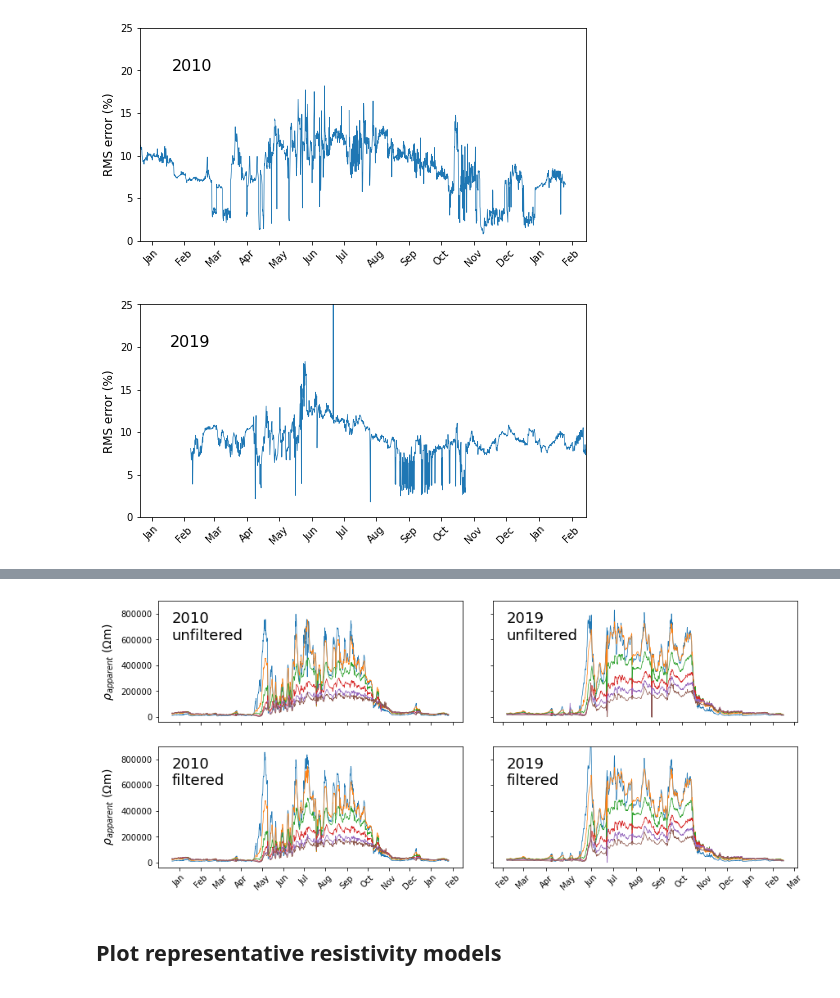
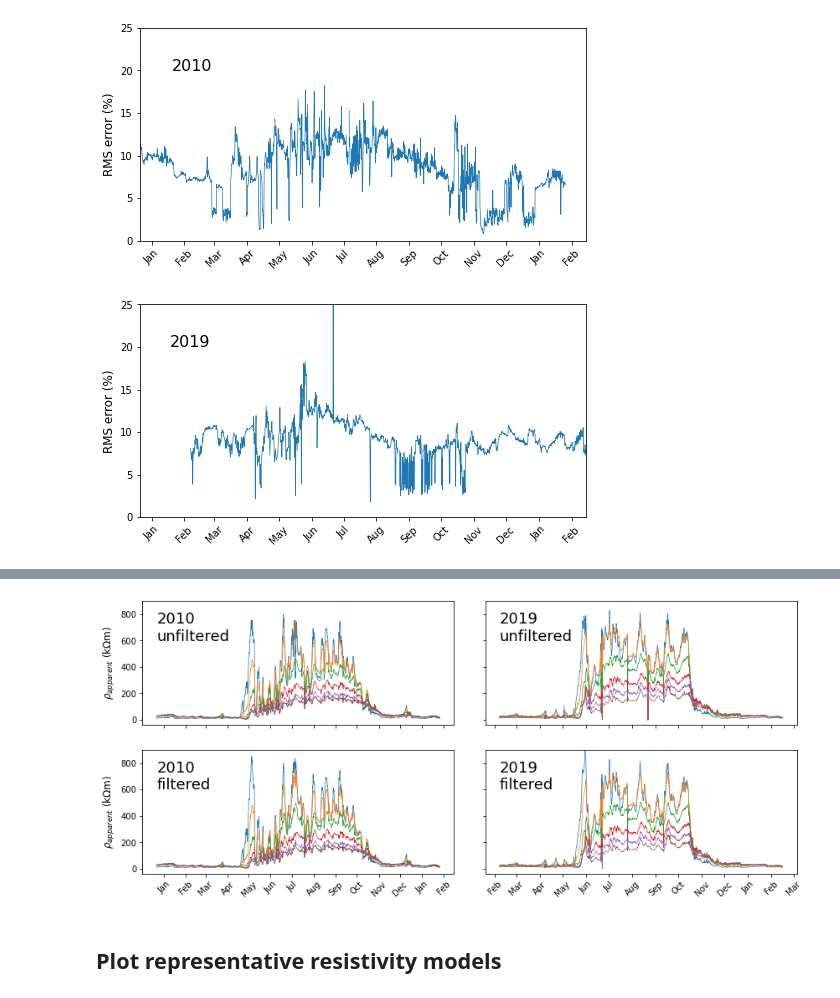
Before and after one commit to teddiherring/AERT, a Jupyter notebook: data_processing_AERT.ipynb, the cells around one changed output, grey strips where cells are left out. Saved outputs shown, nothing was run; the diff lists cells and outputs as text; code cells hidden in the pictures.

```diff
--- a/data_processing_AERT.ipynb
+++ b/data_processing_AERT.ipynb
@@ -516,8 +526,6 @@ def process_ERT_data(data_raw,survey_name,mesh,start_model,plotdata,plotmodel,pl
 
     if len (r_all)>0:  # if there is repeated/reciprocal data, use that:
 
-        fs=20
-
         I = np.where(df_filt['rep/recip']==1)
         x = abs(df_filt['r'].iloc[I])
         y = abs(df_filt['err'].iloc[I])*abs(df_filt['r'].iloc[I])/100 # absolute error
@@ -1302,23 +1305,20 @@ for i in range(len(nd)):
 
 fmt_month = mdates.MonthLocator()
 
-
-fs=12
-
 fig, ax = plt.subplots(2,1,figsize=[8,9],sharex=False)
 for i in range(len(nk)):
-    ax[0].plot(dates[:n_surveys_proc_2010],rhoa_avg_filt.T[i][:n_surveys_proc_2010],linewidth=0.7,label='Electrode spacing = '+str(nk[i]/(2*np.pi))+' m')
-    ax[1].plot(dates[n_surveys_proc_2010:],rhoa_avg_filt.T[i][n_surveys_proc_2010:],linewidth=0.7)
+    ax[0].plot(dates[:n_surveys_proc_2010],rhoa_avg_filt.T[i][:n_surveys_proc_2010]/1000,linewidth=0.7,label='Electrode spacing = '+str(nk[i]/(2*np.pi))+' m')
+    ax[1].plot(dates[n_surveys_proc_2010:],rhoa_avg_filt.T[i][n_surveys_proc_2010:]/1000,linewidth=0.7)
 
 for a in ax:
-    a.set_ylim([-40000,1050000]);
-    a.set_ylabel(r'$\rho$$_{a}$ ($\Omega$m)',fontsize=fs);
+    a.set_ylim([-40,1050]);
+    a.set_ylabel(r'$\rho$$_{a}$ (k$\Omega$m)',fontsize=fs);
     a.xaxis.set_major_locator(mdates.MonthLocator())
     a.xaxis.set_major_formatter(mdates.DateFormatter('%b'))
     a.tick_params(axis='x',labelrotation=45)
-    a.ticklabel_format(axis='y', style='sci', scilimits=(4,4))
+#     a.ticklabel_format(axis='y', style='sci', scilimits=(4,4))
 
-ytxt = 800000
+ytxt = 800
 
 ax[0].text(dates[0]+np.timedelta64(30,'D'),ytxt,'2010',fontsize=fs+4)
 ax[1].text(dates[0]+np.timedelta64(9*365+30,'D'),ytxt,'2019',fontsize=fs+4)
@@ -1330,5 +1330,5 @@ ax[1].set_xlim([datetime.date(2018, 12, 21), datetime.date(2020, 2, 15)])
 
 ax[0].legend(bbox_to_anchor=(1, 1), loc='upper right',framealpha=1,fontsize=fs-3)
 
-# plt.savefig('rhoa_avg.png',format='png',dpi=500,bbox_inches='tight')
+plt.savefig('rhoa_avg.png',format='png',dpi=dpi,bbox_inches='tight')
 # %% [output]
@@ -1337,39 +1336,38 @@ ax[0].legend(bbox_to_anchor=(1, 1), loc='upper right',framealpha=1,fontsize=fs-3
 # %%
-fs=14
 
 fig, ax = plt.subplots(2,2,figsize=[14,6])
 for i in range(len(nk)):
-    ax[0,0].plot(dates[:n_surveys_proc_2010],rhoa_avg.T[i][:n_surveys_proc_2010],linewidth=0.7)
-    ax[0,1].plot(dates[n_surveys_proc_2010:],rhoa_avg.T[i][n_surveys_proc_2010:],linewidth=0.7)
-    ax[1,0].plot(dates[:n_surveys_proc_2010],rhoa_avg_filt.T[i][:n_surveys_proc_2010],linewidth=0.7)
-    ax[1,1].plot(dates[n_surveys_proc_2010:],rhoa_avg_filt.T[i][n_surveys_proc_2010:],linewidth=0.7)
+    ax[0,0].plot(dates[:n_surveys_proc_2010],rhoa_avg.T[i][:n_surveys_proc_2010]/1000,linewidth=0.7)
+    ax[0,1].plot(dates[n_surveys_proc_2010:],rhoa_avg.T[i][n_surveys_proc_2010:]/1000,linewidth=0.7)
+    ax[1,0].plot(dates[:n_surveys_proc_2010],rhoa_avg_filt.T[i][:n_surveys_proc_2010]/1000,linewidth=0.7)
+    ax[1,1].plot(dates[n_surveys_proc_2010:],rhoa_avg_filt.T[i][n_surveys_proc_2010:]/1000,linewidth=0.7)
 
 for a in ax.ravel():
-    a.set_ylim([-40000,900000]);
-    a.set_ylabel(r'$\rho$$_{apparent}$ ($\Omega$m)',fontsize=fs);
+    a.set_ylim([-40,900]);
+    a.set_ylabel(r'$\rho$$_{apparent}$ (k$\Omega$m)',fontsize=fs);
     a.xaxis.set_major_locator(mdates.MonthLocator())
     a.xaxis.set_major_formatter(mdates.DateFormatter('%b'))
     a.tick_params(axis='x',labelrotation=45)
 
 ax[0,0].axes.get_xaxis().set_ticklabels([])
 ax[0,1].axes.get_xaxis().set_ticklabels([])
 ax[0,1].axes.get_yaxis().set_ticklabels([])
 ax[1,1].axes.get_yaxis().set_ticklabels([])
 ax[0,1].set_ylabel('')
 ax[1,1].set_ylabel('')
 
-ytxt = 600000
+ytxt = 600
 ax[0,0].text(dates[0],ytxt,'2010\nunfiltered',fontsize=18)
 ax[1,0].text(dates[0],ytxt,'2010\nfiltered',fontsize=18)
 
 ax[0,1].text(dates[n_surveys_proc_2010],ytxt,'2019\nunfiltered',fontsize=18)
 ax[1,1].text(dates[n_surveys_proc_2010],ytxt,'2019\nfiltered',fontsize=18)
 
 plt.subplots_adjust( wspace=0.1)
 
-# plt.savefig('data_raw_filt.png',format='png',dpi=500,bbox_inches='tight')
+# plt.savefig('data_raw_filt.png',format='png',dpi=dpi,bbox_inches='tight')
 # %% [output]
-[figure, old version]
+[figure, new version]
 # %% [markdown]
 ## Plot representative resistivity models
 # %%
```
Also changed, not shown: parts of 13 cells of this notebook.
